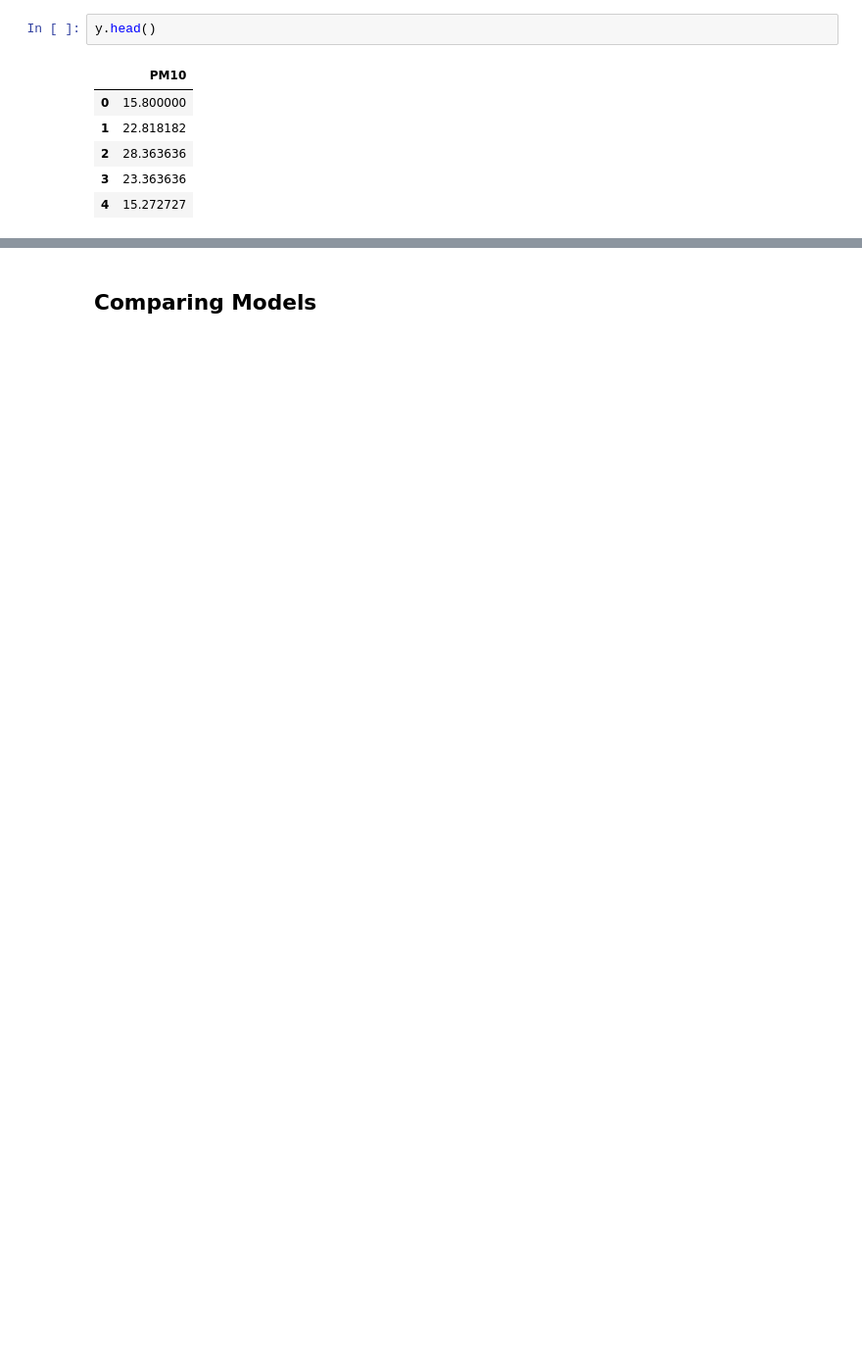
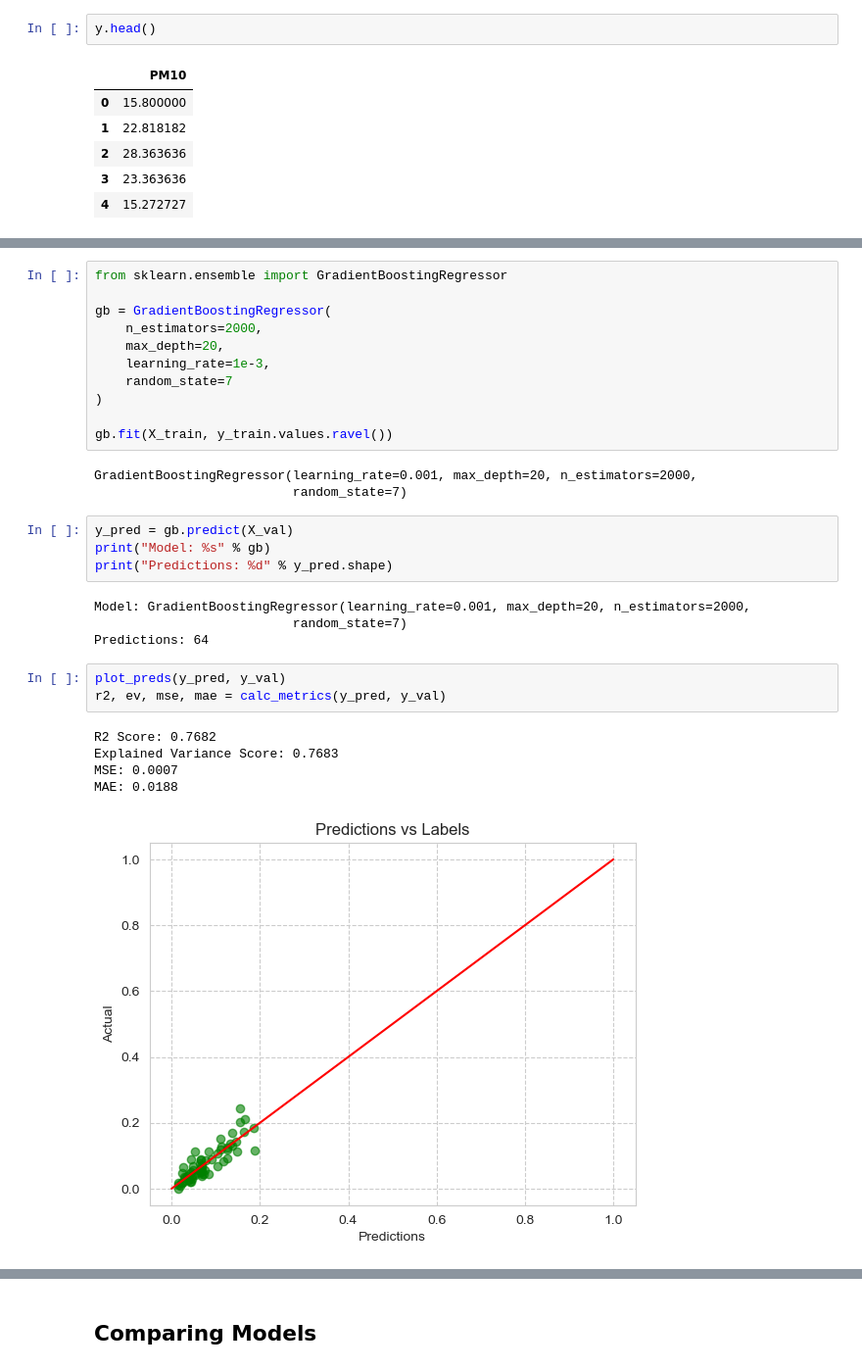
Before and after one commit to faizuddin/python-workshop, a Jupyter notebook: intro-to-data-analysis/model.ipynb, the cells around one changed output, grey strips where cells are left out. Shown at 98% size. Saved outputs shown, nothing was run; the diff lists cells and outputs as text; blank space fills up the shorter version.

```diff
--- a/intro-to-data-analysis/model.ipynb
+++ b/intro-to-data-analysis/model.ipynb
@@ -356,0 +374,31 @@ metric_vals.extend([r2, ev, mse, mae])
+# %%
+from sklearn.ensemble import GradientBoostingRegressor
+
+gb = GradientBoostingRegressor(
+    n_estimators=2000,
+    max_depth=20,
+    learning_rate=1e-3,
+    random_state=7
+)
+
+gb.fit(X_train, y_train.values.ravel())
+# %% [output]
+GradientBoostingRegressor(learning_rate=0.001, max_depth=20, n_estimators=2000,
+                          random_state=7)
+# %%
+y_pred = gb.predict(X_val)
+print("Model: %s" % gb)
+print("Predictions: %d" % y_pred.shape)
+# %% [output]
+Model: GradientBoostingRegressor(learning_rate=0.001, max_depth=20, n_estimators=2000,
+                          random_state=7)
+Predictions: 64
+# %%
+plot_preds(y_pred, y_val)
+r2, ev, mse, mae = calc_metrics(y_pred, y_val)
+# %% [output]
+R2 Score: 0.7682
+Explained Variance Score: 0.7683
+MSE: 0.0007
+MAE: 0.0188
+[figure, added]
```
Also changed, not shown: parts of 128 cells of this notebook, 1 other file.
